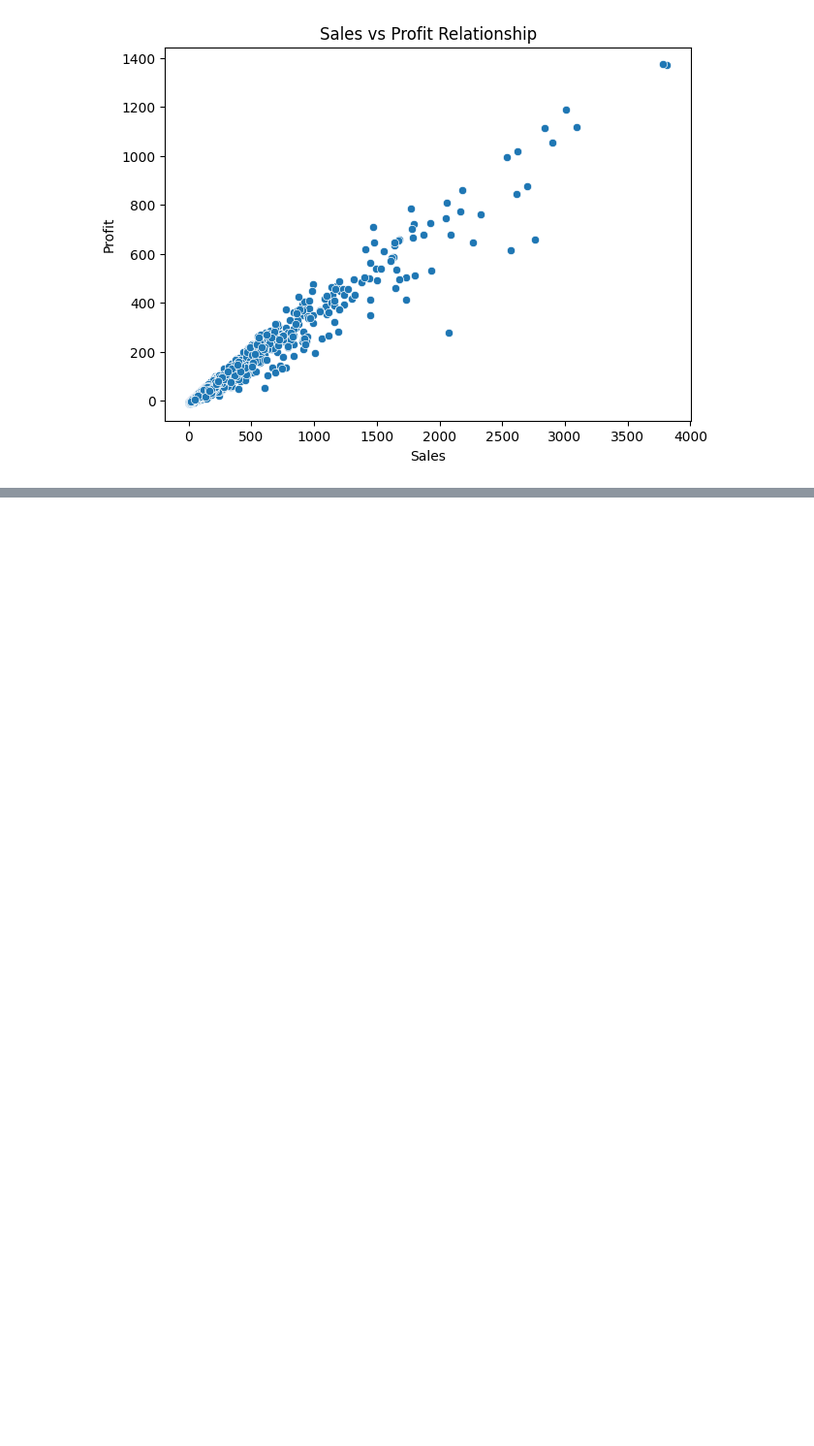
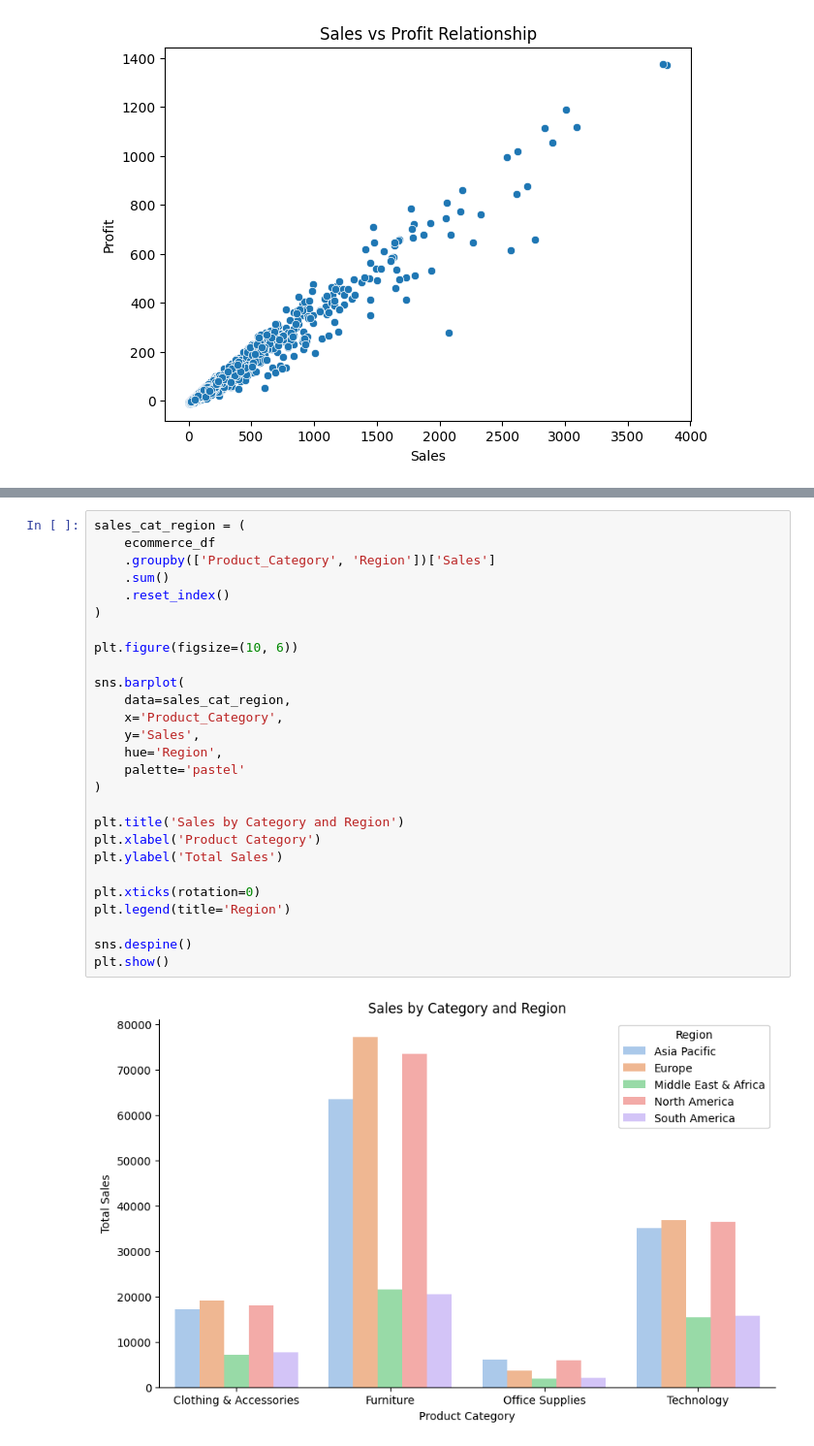
Before and after one commit to KiruthigaSidharthan/Global_Ecommerce_Sales_Analysis, a Jupyter notebook: Notebooks/Ecommerce_Analysis.ipynb, the cells around one changed output, grey strips where cells are left out. Shown at 97% size. Drawn from its saved outputs; the diff is of its cells as text; blank space fills up the shorter version.

```diff
--- a/Notebooks/Ecommerce_Analysis.ipynb
+++ b/Notebooks/Ecommerce_Analysis.ipynb
@@ -303,0 +339,29 @@ plt.show()
+# %%
+sales_cat_region = (
+    ecommerce_df
+    .groupby(['Product_Category', 'Region'])['Sales']
+    .sum()
+    .reset_index()
+)
+
+plt.figure(figsize=(10, 6))
+
+sns.barplot(
+    data=sales_cat_region,
+    x='Product_Category',
+    y='Sales',
+    hue='Region',
+    palette='pastel'
+)
+
+plt.title('Sales by Category and Region')
+plt.xlabel('Product Category')
+plt.ylabel('Total Sales')
+
+plt.xticks(rotation=0)
+plt.legend(title='Region')
+
+sns.despine()
+plt.show()
+# %% [output]
+[figure, added]
```
Also changed, not shown: parts of 9 cells of this notebook.
